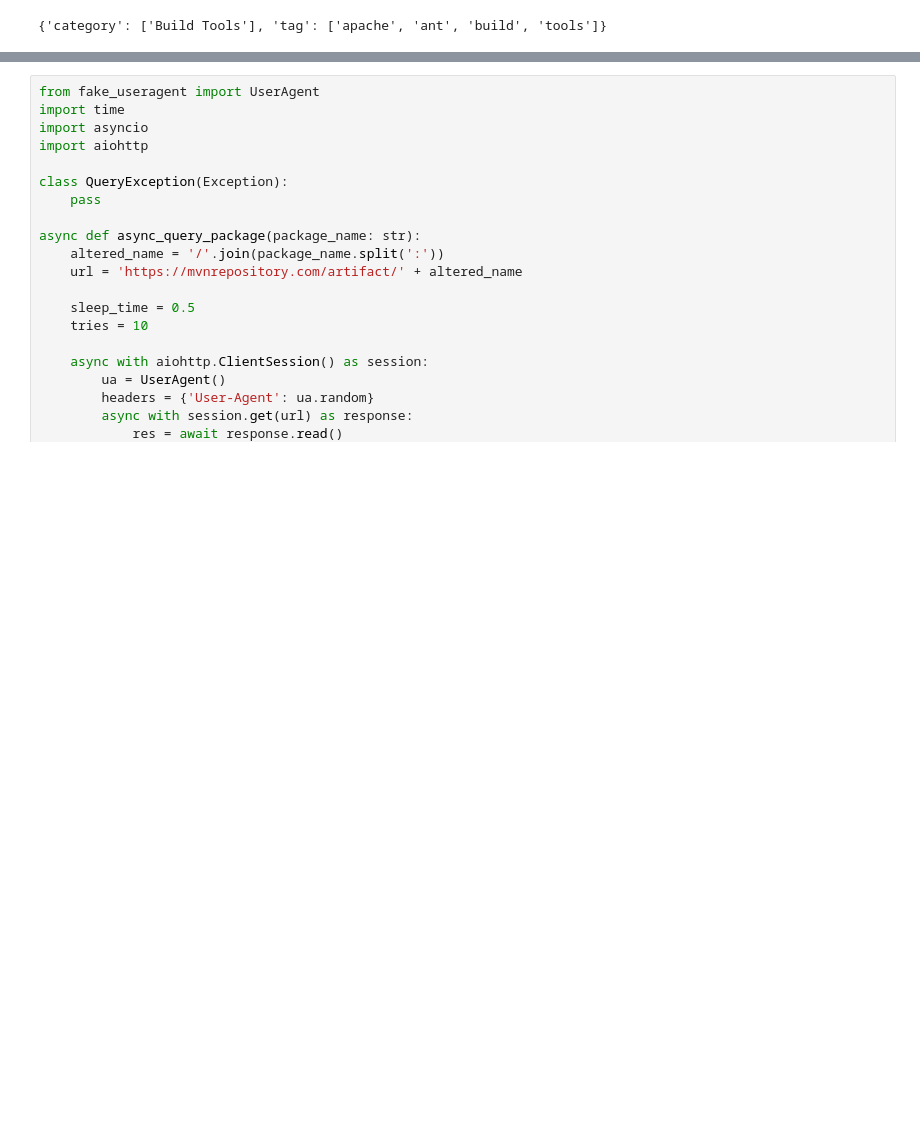
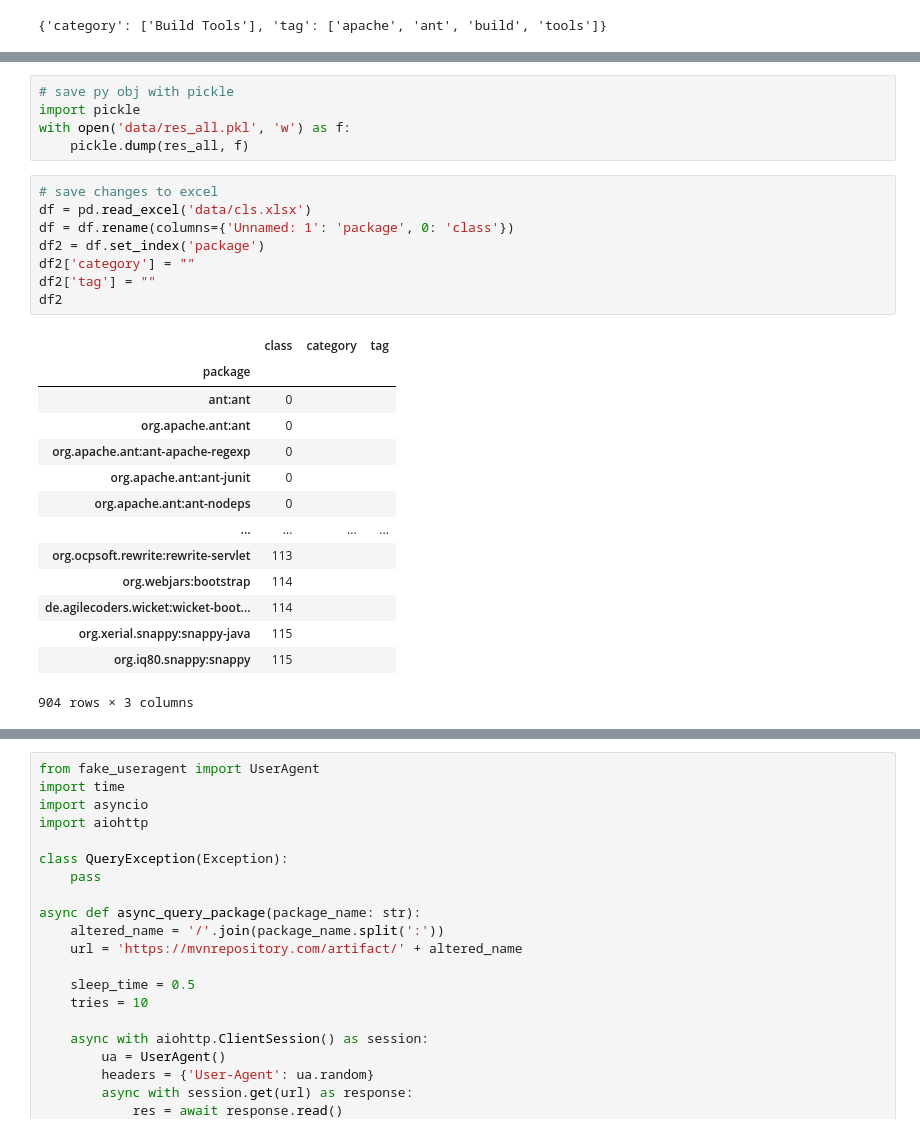
Before and after one commit to hehao98/LibraryMigration, a Jupyter notebook: scraper.ipynb, the cells around one changed output, grey strips where cells are left out. Cells and saved outputs as stored; diff of their text form; blank space fills up the shorter version.

```diff
--- a/未命名1.ipynb
+++ b/scraper.ipynb
@@ -135,0 +132,28 @@ QueryException:
+# %%
+# save py obj with pickle
+import pickle
+with open('data/res_all.pkl', 'w') as f:
+    pickle.dump(res_all, f)
+# %%
+# save changes to excel
+df = pd.read_excel('data/cls.xlsx')
+df = df.rename(columns={'Unnamed: 1': 'package', 0: 'class'})
+df2 = df.set_index('package')
+df2['category'] = ""
+df2['tag'] = ""
+df2
+# %% [output]
+|  | class | category | tag |
+| package |  |  |  |
+| ant:ant | 0 |  |  |
+| org.apache.ant:ant | 0 |  |  |
+| org.apache.ant:ant-apache-regexp | 0 |  |  |
+| org.apache.ant:ant-junit | 0 |  |  |
+| org.apache.ant:ant-nodeps | 0 |  |  |
+| ... | ... | ... | ... |
+| org.ocpsoft.rewrite:rewrite-servlet | 113 |  |  |
+| org.webjars:bootstrap | 114 |  |  |
+| de.agilecoders.wicket:wicket-boot... | 114 |  |  |
+| org.xerial.snappy:snappy-java | 115 |  |  |
+| org.iq80.snappy:snappy | 115 |  |  |
+904 rows × 3 columns
```
Also changed, not shown: parts of 7 cells of this notebook, 10 other files.
